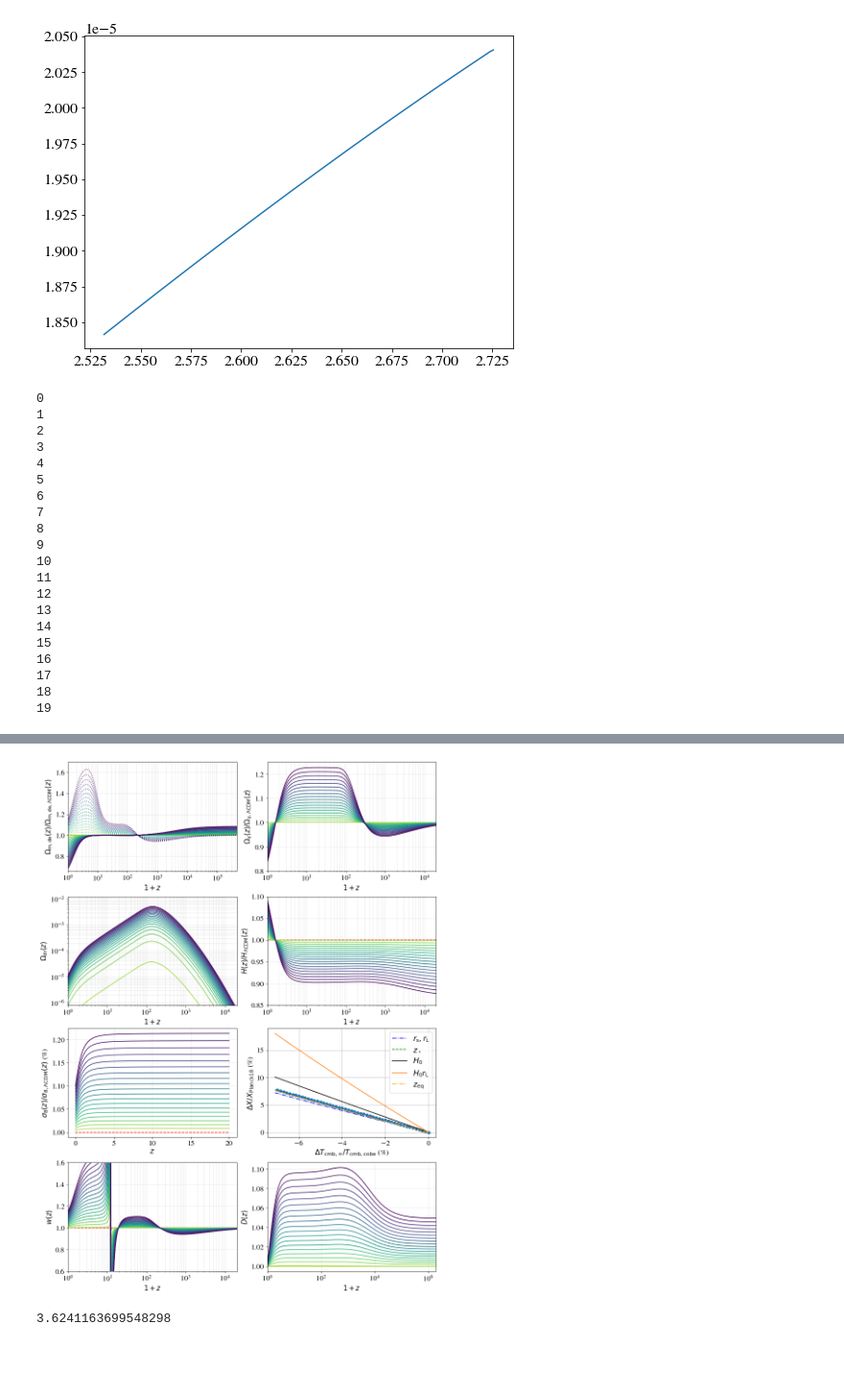
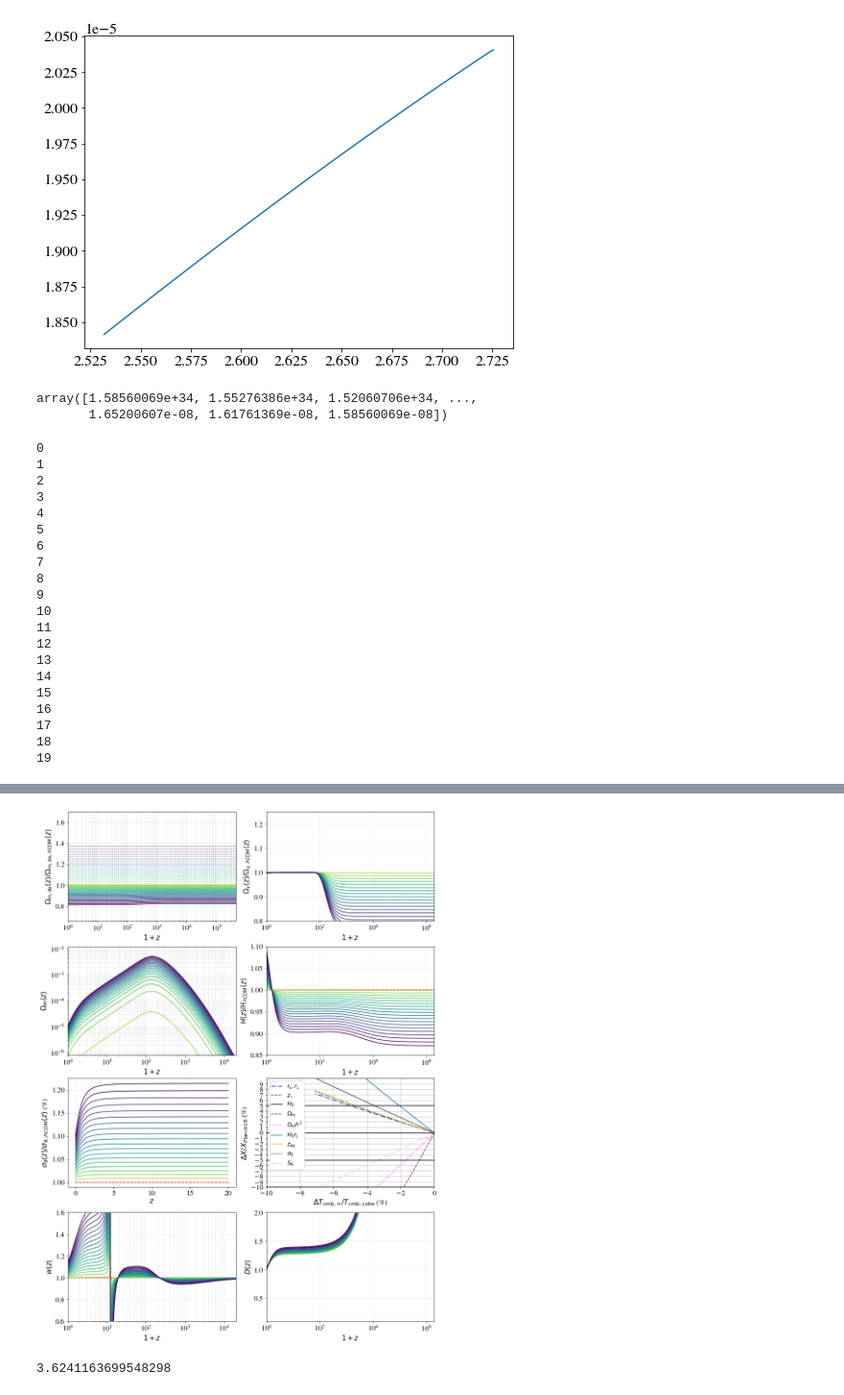
Before and after one commit to borisbolliet/class_dcdmsr, a Jupyter notebook: notebooks/cl_ST_DCDM_SR.ipynb, the cells around one changed output, grey strips where cells are left out. Shown at 96% size. Saved outputs shown, nothing was run; the diff lists cells and outputs as text; code cells hidden in the pictures; blank space fills up the shorter version.

```diff
--- a/notebooks/cl_ST_DCDM_SR.ipynb
+++ b/notebooks/cl_ST_DCDM_SR.ipynb
@@ -316,6 +778,8 @@ k_eqs = []
 z_eqs = []
 growth_factor_Ds = []
 proper_times = []
+full_bg_array = []
+full_dr_array = []
 
 W_lenss = []
 
@@ -407,8 +871,10 @@ k_eqs.append(k_eq)
 z_eqs.append(1./a_eq-1.)
 growth_factor_Ds.append(M_dr_is_sr.get_background()['gr.fac. D'])
 proper_times.append(M_dr_is_sr.get_background()['proper time [Gyr]'])
-print('rs_rec/ra_rec = %.3e z_rec = %.6e ra_rec = %.6e Mpc rs_rec = %.6e Mpc'%(rs_rec/ra_rec,z_rec,ra_rec,rs_rec))
+print('rs_rec/ra_rec = %.5e z_rec = %.6e ra_rec = %.6e Mpc rs_rec = %.6e Mpc'%(rs_rec/ra_rec,z_rec,ra_rec,rs_rec))
 print(' ')
+full_bg_array.append(M_dr_is_sr.get_background())
+full_dr_array.append(M_dr_is_sr.get_current_derived_parameters)
 
 
 
@@ -505,7 +971,9 @@ for (i,omega_ini_dcdm_hat) in enumerate(omega_ini_dcdm_hat_vals):
         z_eqs.append(1./a_eq-1.)
         growth_factor_Ds.append(M_dr_is_sr.get_background()['gr.fac. D'])
         proper_times.append(M_dr_is_sr.get_background()['proper time [Gyr]'])
-        print('rs_rec/ra_rec = %.3e z_rec = %.6e ra_rec = %.6e Mpc rs_rec = %.6e Mpc'%(rs_rec/ra_rec,z_rec,ra_rec,rs_rec))
+        full_bg_array.append(M_dr_is_sr.get_background())
+        full_dr_array.append(M_dr_is_sr.get_current_derived_parameters)
+        print('rs_rec/ra_rec = %.5e z_rec = %.6e ra_rec = %.6e Mpc rs_rec = %.6e Mpc'%(rs_rec/ra_rec,z_rec,ra_rec,rs_rec))
         print('As:',M_dr_is_sr.get_current_derived_parameters(['A_s'])['A_s'])
         print('z_eq = %.3e k_eq = %.3e'%(1./a_eq-1.,k_eq))
         print("age %.3e"%M_dr_is_sr.get_background()['proper time [Gyr]'][-1])
@@ -547,6 +1015,11 @@ plt.plot(T_cmb_infty,Omega0_g_lcdm_h2)
 # %% [output]
 [<matplotlib.lines.Line2D at 0x...>]
 [figure]
+# %%
+full_bg_array[0]['(.)rho_b']+full_bg_array[0]['(.)rho_cdm']+full_bg_array[0]['(.)rho_dcdm']
+# %% [output]
+array([1.58560069e+34, 1.55276386e+34, 1.52060706e+34, ...,
+       1.65200607e-08, 1.61761369e-08, 1.58560069e-08])
 # %%
 fig, ((ax1,ax5),(ax6,ax2),(ax3,ax4),(ax7,ax8)) = plt.subplots(4,2,figsize=(12,16),constrained_layout=True)
 label_size = 15
@@ -574,21 +1047,33 @@ for (i,omega_ini_dcdm_hat) in enumerate(omega_ini_dcdm_hat_vals):
 
         ax7.plot(opzs[ip],weffs[ip]/weffs[0],color='r',ls='--',
                    label=r"$T_{cmb,\infty}$=%.2fK h=%.3f s8=%.3f Om=%.3f S8=%.3f"%(T_cmb_infty[ip],hs[ip],s8[ip],Om[ip],S8[ip]))
-        ax8.plot(opzs[ip],growth_factor_Ds[ip]/growth_factor_Ds[0],color=colors[ip],
+        ax8.plot(opzs[ip],growth_factor_Ds[ip]*opzs[ip],color=colors[ip],
                    label=r"$T_{cmb,\infty}$=%.2fK h=%.3f s8=%.3f Om=%.3f S8=%.3f"%(T_cmb_infty[ip],hs[ip],s8[ip],Om[ip],S8[ip]))
 
     else:
-        ax1.plot(opzs[ip],Omegams[ip]/Omegams[0],color=colors[ip],
+        ax1.plot(opzs[ip],(full_bg_array[ip]['(.)rho_b']+full_bg_array[ip]['(.)rho_cdm']+full_bg_array[ip]['(.)rho_dcdm'])/(full_bg_array[0]['(.)rho_b']+full_bg_array[0]['(.)rho_cdm']+full_bg_array[0]['(.)rho_dcdm']),color=colors[ip],
                    label=r"$T_{cmb,\infty}$=%.2fK h=%.3f s8=%.3f Om=%.3f S8=%.3f"%(T_cmb_infty[ip],hs[ip],s8[ip],Om[ip],S8[ip]))
-        ax1.plot(opzs[ip],(1.-Omegams[ip])/(1.-Omegams[0]),color=colors[ip],ls=':',
+
+
+#         ax1.plot(opzs[ip],Omegams[ip]*hofzs[ip]**2./Omegams[0]/hofzs[0]**2.,color=colors[ip],
+#                    label=r"$T_{cmb,\infty}$=%.2fK h=%.3f s8=%.3f Om=%.3f S8=%.3f"%(T_cmb_infty[ip],hs[ip],s8[ip],Om[ip],S8[ip]))
+
+
+#         ax1.plot(opzs[ip],(1.-Omegams[ip])*hofzs[ip]**2./(1.-Omegams[0])/hofzs[0]**2.,color=colors[ip],ls=':',
+#                    label=r"$T_{cmb,\infty}$=%.2fK h=%.3f s8=%.3f Om=%.3f S8=%.3f"%(T_cmb_infty[ip],hs[ip],s8[ip],Om[ip],S8[ip]))
+
+
+
+        ax1.plot(opzs[ip],full_bg_array[ip]['(.)rho_lambda']/full_bg_array[0]['(.)rho_lambda'],color=colors[ip],ls=':',
                    label=r"$T_{cmb,\infty}$=%.2fK h=%.3f s8=%.3f Om=%.3f S8=%.3f"%(T_cmb_infty[ip],hs[ip],s8[ip],Om[ip],S8[ip]))
+
 
         ax2.plot(opzs[ip],hofzs[ip]/hofzs[0],color=colors[ip],
                    label=r"$T_{cmb,\infty}$=%.2fK h=%.3f s8=%.3f Om=%.3f S8=%.3f"%(T_cmb_infty[ip],hs[ip],s8[ip],Om[ip],S8[ip]))
         ax3.plot(zforsig,sigmas[ip]/sigmas[0],color=colors[ip],
                    label=r"$T_{cmb,\infty}$=%.2fK h=%.3f s8=%.3f Om=%.3f S8=%.3f"%(T_cmb_infty[ip],hs[ip],s8[ip],Om[ip],S8[ip]))
 
-        ax5.plot(opzs[ip],Omegags[ip]/Omegags[0],color=colors[ip],
+        ax5.plot(opzs[ip],Omegags[ip]*hofzs[ip]**2./Omegags[0]/hofzs[0]**2.,color=colors[ip],
                    label=r"$T_{cmb,\infty}$=%.2fK h=%.3f s8=%.3f Om=%.3f S8=%.3f"%(T_cmb_infty[ip],hs[ip],s8[ip],Om[ip],S8[ip]))
 
         ax6.plot(opzs[ip],Omegadrs[ip],color=colors[ip],
@@ -596,7 +1081,7 @@ for (i,omega_ini_dcdm_hat) in enumerate(omega_ini_dcdm_hat_vals):
 
         ax7.plot(opzs[ip],weffs[ip]/weffs[0],color=colors[ip],
                    label=r"$T_{cmb,\infty}$=%.2fK h=%.3f s8=%.3f Om=%.3f S8=%.3f"%(T_cmb_infty[ip],hs[ip],s8[ip],Om[ip],S8[ip]))
-        ax8.plot(opzs[ip],growth_factor_Ds[ip]/growth_factor_Ds[0],color=colors[ip],
+        ax8.plot(opzs[ip],growth_factor_Ds[ip]*opzs[ip],color=colors[ip],
                    label=r"$T_{cmb,\infty}$=%.2fK h=%.3f s8=%.3f Om=%.3f S8=%.3f"%(T_cmb_infty[ip],hs[ip],s8[ip],Om[ip],S8[ip]))
 
 
@@ -611,7 +1096,7 @@ ax1.set_xlabel(r"$1+z$",size=label_size)
 
 ax5.set_xscale('log')
 ax5.set_yscale('linear')
-ax5.set_xlim(1.,2e4)
+ax5.set_xlim(1.,2e6)
 ax5.set_ylim(0.8,1.25)
 ax5.grid(which='both',alpha=0.3)
 ax5.set_ylabel(r"$\Omega_\mathrm{\gamma}(z)/\Omega_\mathrm{\gamma,\Lambda CDM}(z)$",size=label_size)
@@ -639,13 +1124,13 @@ ax7.set_xlabel(r"$1+z$",size=label_size)
 ax8.set_xscale('log')
 #ax7.set_yscale('log')
 ax8.set_xlim(1.,2e6)
-#ax7.set_ylim(0.8e-6,1.25e-2)
+ax8.set_ylim(0.1,2)
 ax8.grid(which='both',alpha=0.3)
 ax8.set_ylabel(r"$D(z)$",size=label_size)
 ax8.set_xlabel(r"$1+z$",size=label_size)
 
 
-ax2.set_xlim(1.,2.e4)
+ax2.set_xlim(1.,2.e6)
 ax2.set_xscale('log')
 ax2.set_ylim(0.85,1.1)
 ax2.grid(which='both',alpha=0.3)
@@ -663,20 +1148,34 @@ ax4.plot(100.*(np.asarray(T_cmb_infty)-T_cmb_infty[0])/T_cmb_infty[0],100.*(np.a
 # ax.plot(Tcmb_infty_vals/Tcmb_cobe,ra_recs/ra_rec_fiducial,label=r'$r_\mathrm{L}$')
 ax4.plot(100.*(np.asarray(T_cmb_infty)-T_cmb_infty[0])/T_cmb_infty[0],100.*(np.asarray(z_recs)-z_recs[0])/z_recs[0],
          label=r'$z_\star$',ls='--',c='g')
-ax4.plot(np.linspace(-7.,0.,50),-1.1*np.linspace(-7.,0.,50),marker='o')
+# ax4.plot(np.linspace(-7.,0.,50),-1.2*np.linspace(-7.,0.,50),marker='o')
 ax4.plot(100.*(np.asarray(T_cmb_infty)-T_cmb_infty[0])/T_cmb_infty[0],100.*(np.asarray(hs)-hs[0])/hs[0],
          label=r'$H_0$',ls='-',c='k')
+ax4.plot(100.*(np.asarray(T_cmb_infty)-T_cmb_infty[0])/T_cmb_infty[0],100.*(np.asarray(Om)-Om[0])/Om[0],
+         label=r'$\Omega_\mathrm{m}$',ls='--',c='purple')
+ax4.plot(100.*(np.asarray(T_cmb_infty)-T_cmb_infty[0])/T_cmb_infty[0],100.*(np.asarray(Om)*np.asarray(hs)**2.-Om[0]*hs[0]**2.)/Om[0]/hs[0]**2.,
+         label=r'$\Omega_\mathrm{m}h^2$',ls=':',c='magenta')
 ax4.plot(100.*(np.asarray(T_cmb_infty)-Tcmb_cobe)/Tcmb_cobe,100.*(np.asarray(ra_recs)*np.asarray(hs)-np.asarray(ra_recs)[0]*np.asarray(hs)[0])/(np.asarray(ra_recs)[0]*np.asarray(hs)[0]),label=r'$H_0 r_\mathrm{L}$')
 ax4.plot(100.*(np.asarray(T_cmb_infty)-T_cmb_infty[0])/T_cmb_infty[0],100.*(np.asarray(z_eqs)-z_eqs[0])/z_eqs[0],
          label=r'$z_\mathrm{eq}$',ls='-.',c='orange')
+ax4.plot(100.*(np.asarray(T_cmb_infty)-T_cmb_infty[0])/T_cmb_infty[0],100.*(np.asarray(s8)-s8[0])/s8[0],
+         label=r'$\sigma_8$',ls='-',c='grey')
+ax4.plot(100.*(np.asarray(T_cmb_infty)-T_cmb_infty[0])/T_cmb_infty[0],100.*(np.asarray(S8)-S8[0])/S8[0],
+         label=r'$S_8$',ls='-.',c='pink')
 ax4.set_xscale('linear')
 ax4.set_yscale('linear')
 ax4.grid(which='both')
-ax4.legend()
+ax4.legend(loc=2,fontsize=12,framealpha=1.)
 ax4.set_xlabel(r'$\Delta T_\mathrm{cmb,\infty}/T_\mathrm{cmb,cobe}$ (%)')
 ax4.set_ylabel(r'$\Delta X/X_\mathrm{Planck18}$ (%)')
-#ax4.set_xlim(-6.8,0.8)
-#ax4.set_ylim(-4.2,16)
+ax4.set_xlim(-10.,0.)
+ax4.set_ylim(-10.,10.)
+ax4.axhline(0.,c='k')
+ax4.axhline(5.,c='k')
+ax4.axhline(10.,c='k')
+ax4.axhline(-5.,c='k')
+ax4.axhline(-10.,c='k')
+ax4.yaxis.set_ticks(np.arange(-10, 10, 1))
 
 #plt.savefig('fixed_Tcmb0_Omega_m_H.pdf')
 # %% [output]
@@ -704,4 +1222,4 @@ Text(0, 0.5, '$\\Delta X/X_\\mathrm{Planck18}$ (%)')
-[figure, old version]
+[figure, new version]
 # %%
 import scipy
 t_of_opz = scipy.interpolate.interp1d(opzs[ip],proper_times[ip])
```
Also changed, not shown: parts of 27 cells of this notebook, 1 other file.
